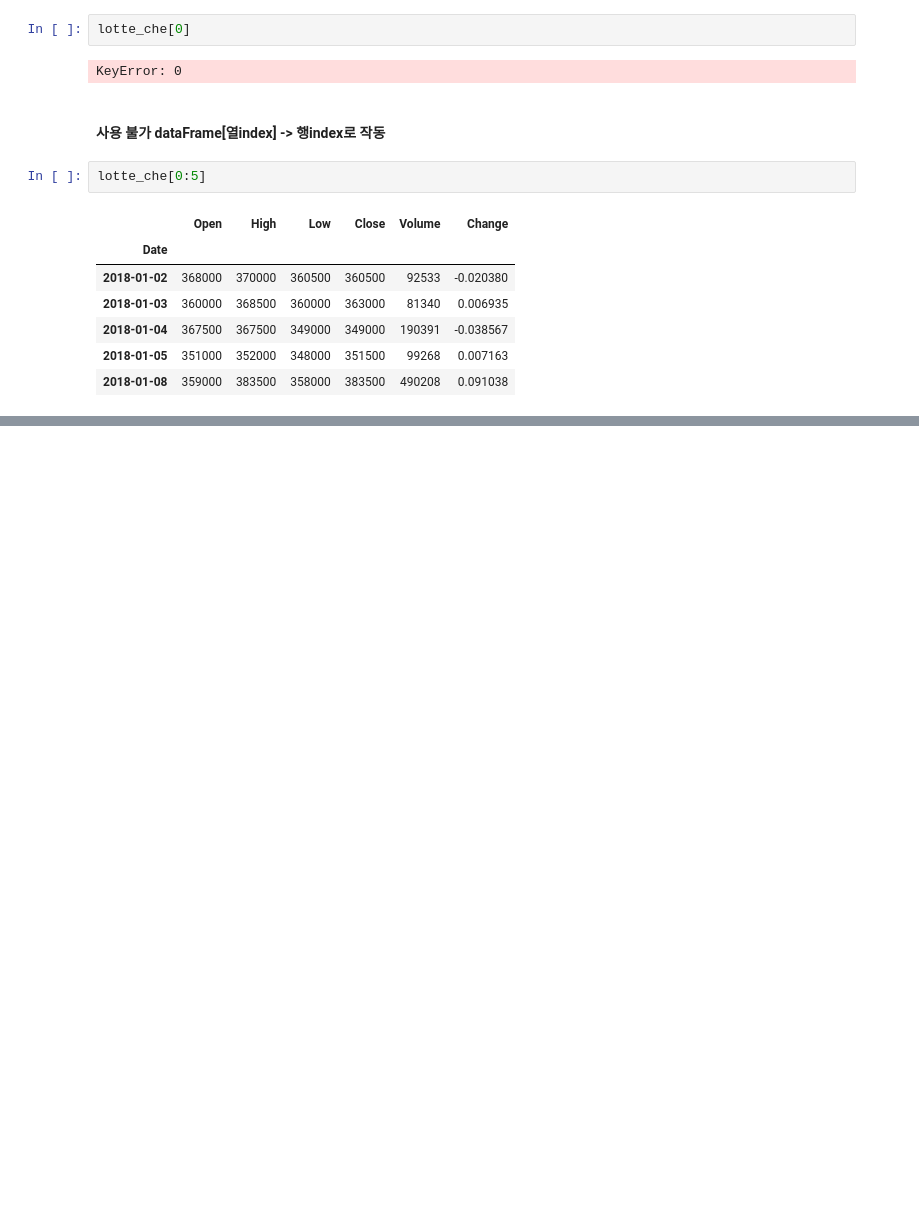
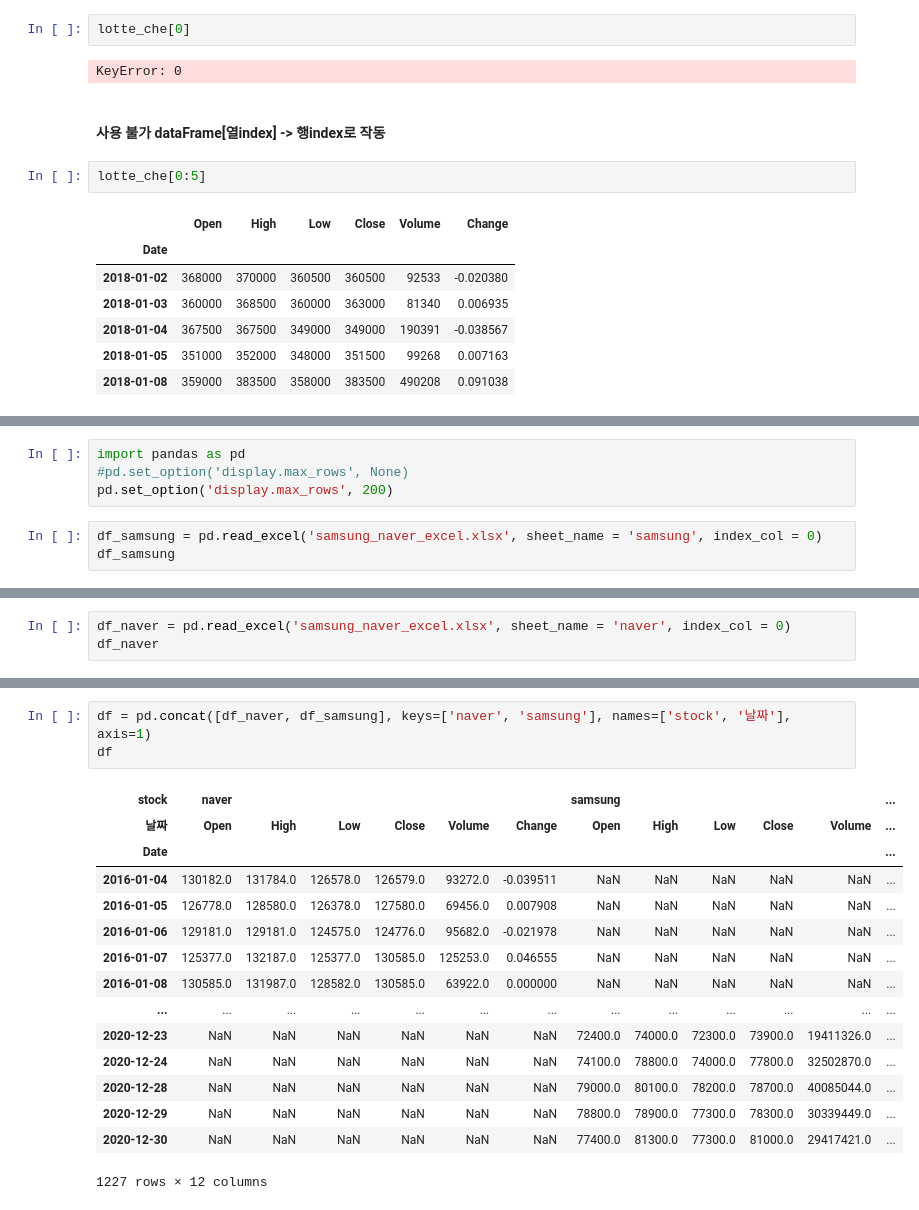
Before and after one commit to DavidEugen/study.python.start, a Jupyter notebook: pandas/03_DataFrame.ipynb, the cells around one changed output, grey strips where cells are left out. Saved outputs shown, nothing was run; the diff lists cells and outputs as text; blank space fills up the shorter version.

```diff
--- a/pandas/03_DataFrame.ipynb
+++ b/pandas/03_DataFrame.ipynb
@@ -441,0 +688,7 @@ lotte_che[0:5]
+# %%
+import pandas as pd
+#pd.set_option('display.max_rows', None)
+pd.set_option('display.max_rows', 200)
+# %%
+df_samsung = pd.read_excel('samsung_naver_excel.xlsx', sheet_name = 'samsung', index_col = 0)
+df_samsung
@@ -441,0 +710,3 @@ lotte_che[0:5]
+# %%
+df_naver = pd.read_excel('samsung_naver_excel.xlsx', sheet_name = 'naver', index_col = 0)
+df_naver
@@ -441,0 +811,19 @@ lotte_che[0:5]
+# %%
+df = pd.concat([df_naver, df_samsung], keys=['naver', 'samsung'], names=['stock', '날짜'], axis=1)
+df
+# %% [output]
+| stock | naver |  |  |  |  |  | samsung |  |  |  |  | ... |
+| 날짜 | Open | High | Low | Close | Volume | Change | Open | High | Low | Close | Volume | ... |
+| Date |  |  |  |  |  |  |  |  |  |  |  | ... |
+| 2016-01-04 | 130182.0 | 131784.0 | 126578.0 | 126579.0 | 93272.0 | -0.039511 | NaN | NaN | NaN | NaN | NaN | ... |
+| 2016-01-05 | 126778.0 | 128580.0 | 126378.0 | 127580.0 | 69456.0 | 0.007908 | NaN | NaN | NaN | NaN | NaN | ... |
+| 2016-01-06 | 129181.0 | 129181.0 | 124575.0 | 124776.0 | 95682.0 | -0.021978 | NaN | NaN | NaN | NaN | NaN | ... |
+| 2016-01-07 | 125377.0 | 132187.0 | 125377.0 | 130585.0 | 125253.0 | 0.046555 | NaN | NaN | NaN | NaN | NaN | ... |
+| 2016-01-08 | 130585.0 | 131987.0 | 128582.0 | 130585.0 | 63922.0 | 0.000000 | NaN | NaN | NaN | NaN | NaN | ... |
+| ... | ... | ... | ... | ... | ... | ... | ... | ... | ... | ... | ... | ... |
+| 2020-12-23 | NaN | NaN | NaN | NaN | NaN | NaN | 72400.0 | 74000.0 | 72300.0 | 73900.0 | 19411326.0 | ... |
+| 2020-12-24 | NaN | NaN | NaN | NaN | NaN | NaN | 74100.0 | 78800.0 | 74000.0 | 77800.0 | 32502870.0 | ... |
+| 2020-12-28 | NaN | NaN | NaN | NaN | NaN | NaN | 79000.0 | 80100.0 | 78200.0 | 78700.0 | 40085044.0 | ... |
+| 2020-12-29 | NaN | NaN | NaN | NaN | NaN | NaN | 78800.0 | 78900.0 | 77300.0 | 78300.0 | 30339449.0 | ... |
+| 2020-12-30 | NaN | NaN | NaN | NaN | NaN | NaN | 77400.0 | 81300.0 | 77300.0 | 81000.0 | 29417421.0 | ... |
+1227 rows × 12 columns
```
Also changed, not shown: parts of 77 cells of this notebook, 1 other file.
